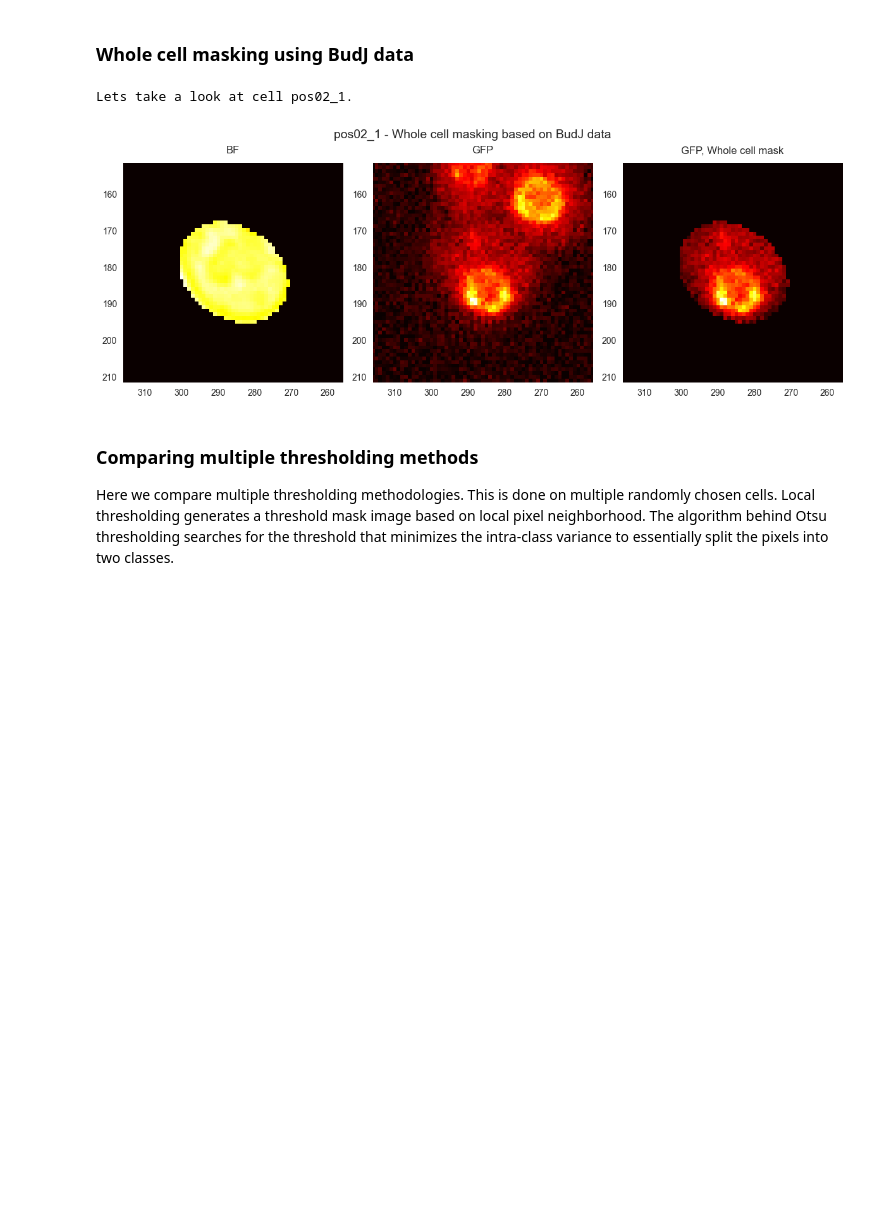
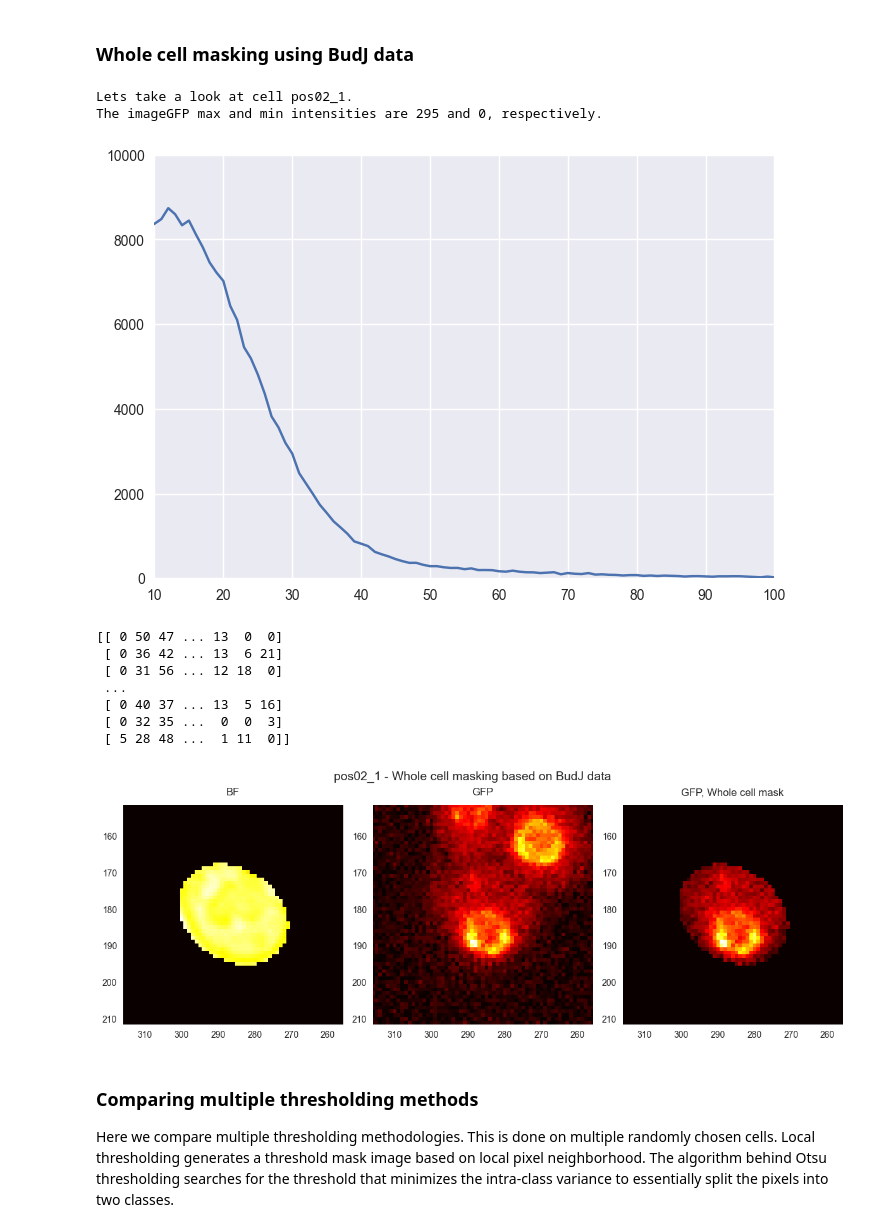
Before and after one commit to olledejong/Sfp1-Analysis, a Jupyter notebook: Volume_analysis.ipynb, the cells around one changed output. Drawn from its saved outputs; the diff is of its cells as text; code cells hidden in the pictures; blank space fills up the shorter version.

```diff
--- a/Volume_analysis.ipynb
+++ b/Volume_analysis.ipynb
@@ -31,7 +32,7 @@ nan_mean = bn.nanmean
 
 # IMPORTANT PATHS
 # Data files
-data_dir = "C:/Users/Olle de Jong/Documents/MSc Biology/MSB Research/Code and data/Data"
+data_dir = "/Users/olledejong/Studie/MSc Biology/Research Project V1/Code and data/Data"
 tiff_files_dir = data_dir + "/processed_tiffs_nup133/"  # relative path from data directory to tiff directory
 img_output_dir = data_dir + "/Output/"  # relative path from data directory to image output directory
 # Data sheets
@@ -211,34 +212,51 @@ cell_pos = "pos02_1"
 # This image variable is a 4 dimensional array. The outer array of 150 length holds matrices of
 # 512 by 512 pixels. These each hold 2 values. Index 0: BF channel, index 1: GFP channel
 image = imread(os.path.join(f"{tiff_files_dir}2022_12_06_nup133_yegfp_xy{pos}.nd2.tif"))
 
 # let's take cell 2 of position 01 as example
 cell = 1
 
 print(f"Lets take a look at cell {cell_pos}.")
 
 # get the data for the single cell
 single_cell_data = budj_data[budj_data["Cell_pos"] == cell_pos]
 
 t = 16
 t_in_tiff = t - 1  # skew the time by one
 
 imageBF = image[t_in_tiff, 0, :, :]
 imageGFP = image[t_in_tiff, 1, :, :]
+print(f"The imageGFP max and min intensities are {imageGFP.max()} and {imageGFP.min()}, respectively.")
 
 # get the whole cell mask
 whole_cell_mask, x_pos, y_pos = get_whole_cell_mask(t, single_cell_data, imageGFP.shape)
+
+hist, center = exposure.histogram(imageGFP)
+plt.plot(hist)
+plt.xlim(10, 100)
+plt.ylim(0, 10000)
+plt.show()
+print(imageGFP)
 
 # plot the regular BF and GFP channels and compare this to the masked whole cell (based on ImageJ data)
 to_plot = [
     ["BF", imageBF * whole_cell_mask, "hot"],
     ["GFP", imageGFP, "hot"],
     ["GFP, Whole cell mask",  imageGFP * whole_cell_mask, "hot"]
 ]
 plot_from_list(f"{cell_pos} - Whole cell masking based on BudJ data", to_plot, (x_pos + 30, x_pos - 30), (y_pos + 30, y_pos - 30), False)
 # %% [output]
 Lets take a look at cell pos02_1.
+The imageGFP max and min intensities are 295 and 0, respectively.
-[figure, old version]
+[figure, new version]
+[[ 0 50 47 ... 13  0  0]
+ [ 0 36 42 ... 13  6 21]
+ [ 0 31 56 ... 12 18  0]
+ ...
+ [ 0 40 37 ... 13  5 16]
+ [ 0 32 35 ...  0  0  3]
+ [ 5 28 48 ...  1 11  0]]
+[figure, added]
 # %% [markdown]
 ### Comparing multiple thresholding methods
 Here we compare multiple thresholding methodologies. This is done on multiple randomly chosen cells. Local thresholding generates a threshold mask image based on local pixel neighborhood. The algorithm behind Otsu thresholding searches for the threshold that minimizes the intra-class variance to essentially split the pixels into two classes.
```
Also changed, not shown: parts of 25 cells of this notebook.
